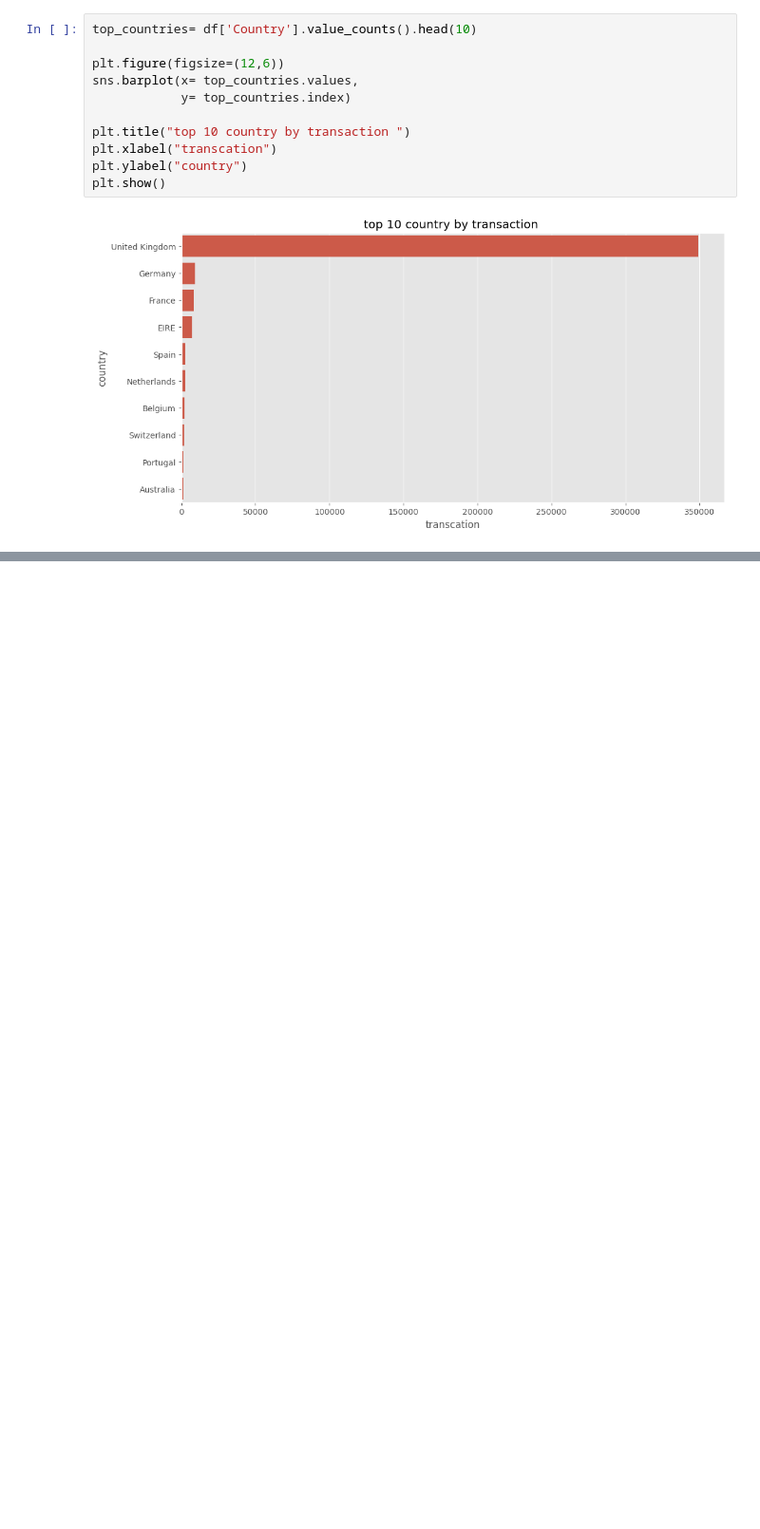
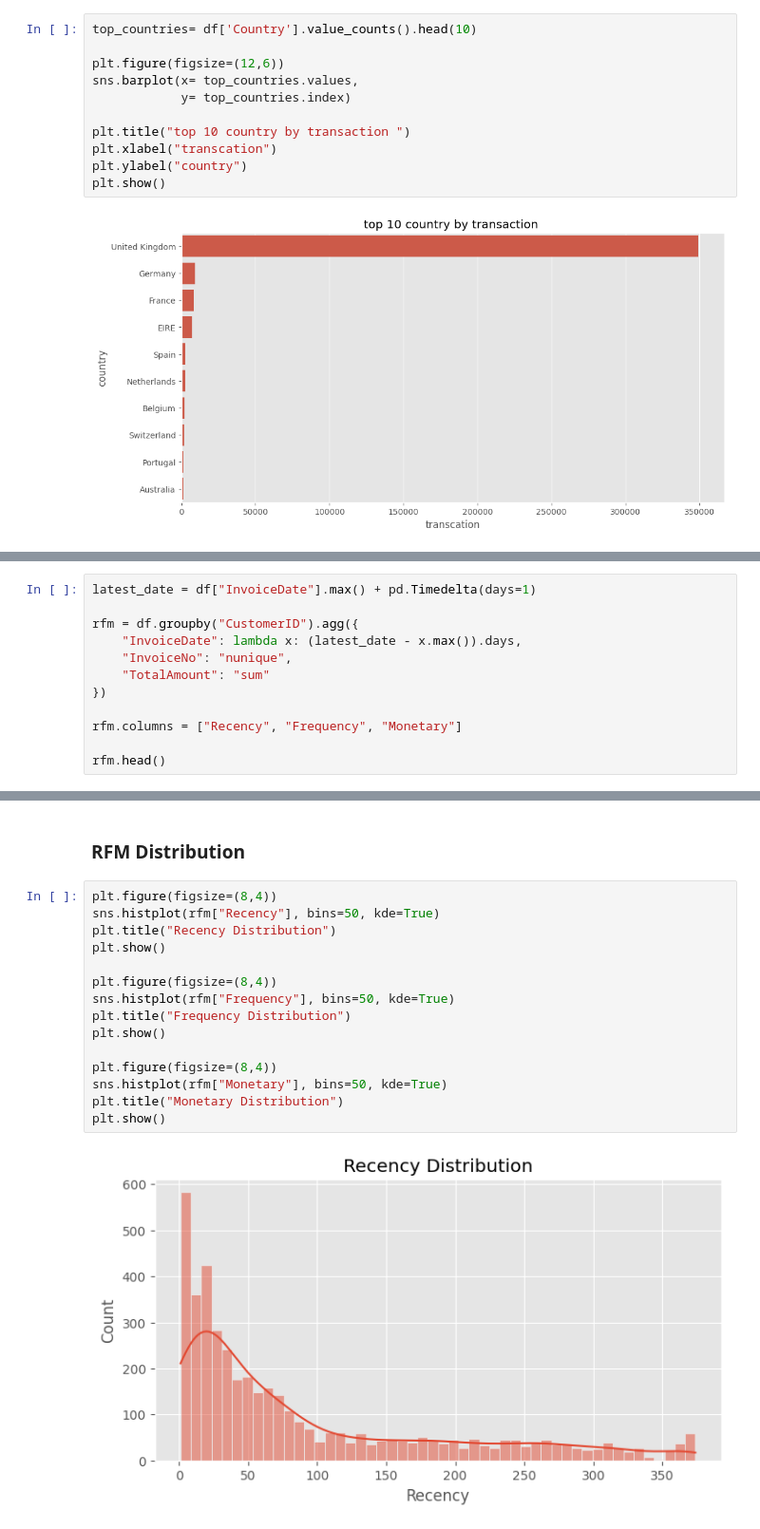
Before and after one commit to updesh1/Shopper-Spectrum-Customer-Segmentation-and-Product-Recommendations-in-E-Commerce, a Jupyter notebook: notebook/Shopper_Spectrum.ipynb, the cells around one changed output, grey strips where cells are left out. Shown at 95% size. Drawn from its saved outputs; the diff is of its cells as text; blank space fills up the shorter version.

```diff
--- a/notebook/Shopper_Spectrum.ipynb
+++ b/notebook/Shopper_Spectrum.ipynb
@@ -216,0 +274,12 @@ plt.show()
+# %%
+latest_date = df["InvoiceDate"].max() + pd.Timedelta(days=1)
+
+rfm = df.groupby("CustomerID").agg({
+    "InvoiceDate": lambda x: (latest_date - x.max()).days,
+    "InvoiceNo": "nunique",
+    "TotalAmount": "sum"
+})
+
+rfm.columns = ["Recency", "Frequency", "Monetary"]
+
+rfm.head()
@@ -216,0 +294,19 @@ plt.show()
+# %% [markdown]
+### RFM Distribution
+# %%
+plt.figure(figsize=(8,4))
+sns.histplot(rfm["Recency"], bins=50, kde=True)
+plt.title("Recency Distribution")
+plt.show()
+
+plt.figure(figsize=(8,4))
+sns.histplot(rfm["Frequency"], bins=50, kde=True)
+plt.title("Frequency Distribution")
+plt.show()
+
+plt.figure(figsize=(8,4))
+sns.histplot(rfm["Monetary"], bins=50, kde=True)
+plt.title("Monetary Distribution")
+plt.show()
+# %% [output]
+[figure, added]
```
Also changed, not shown: parts of 39 cells of this notebook, 6 other files.
